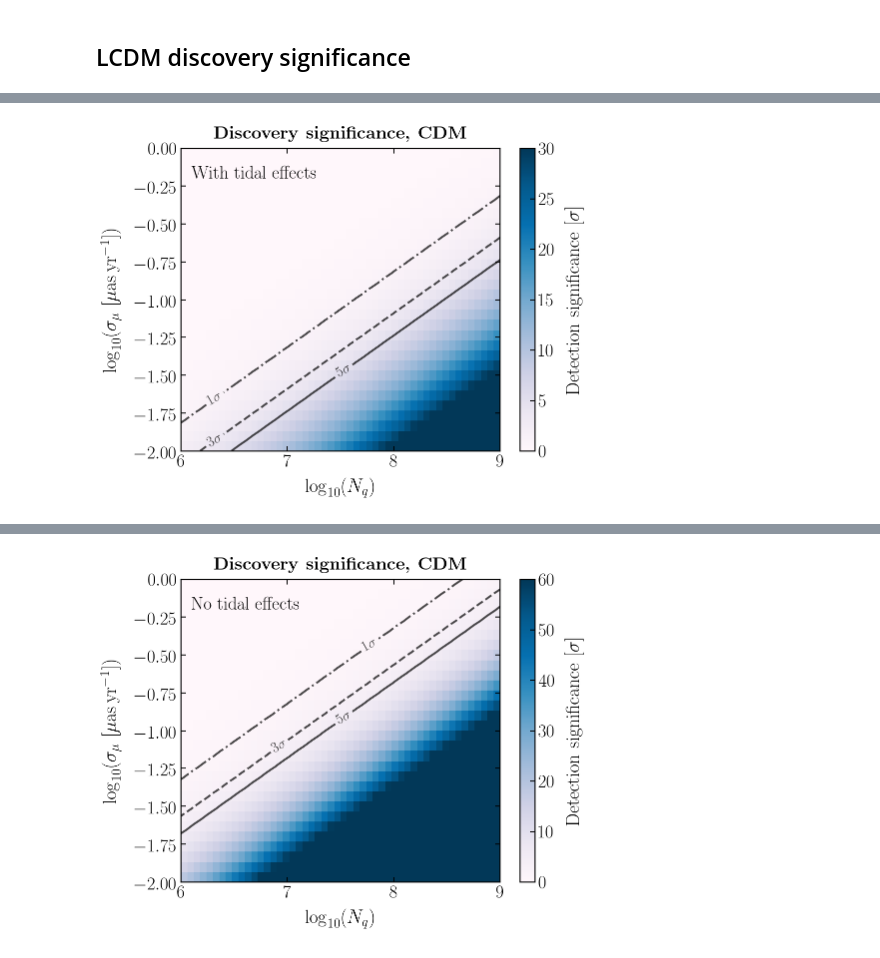
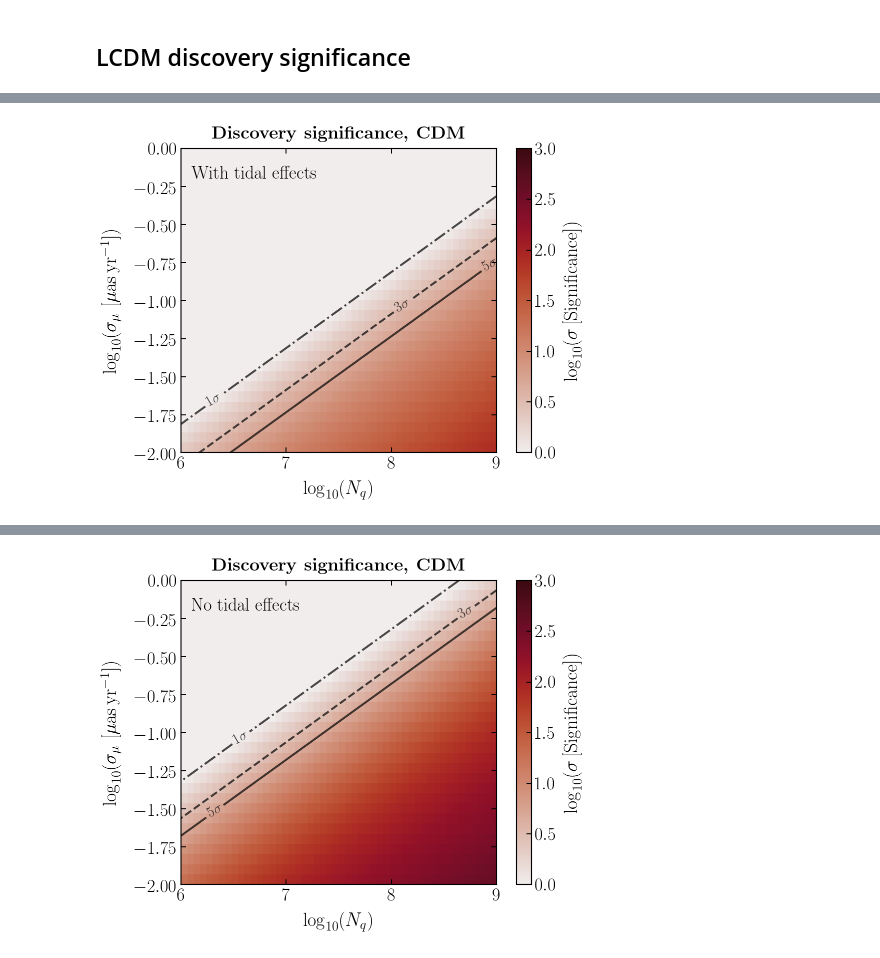
Before and after one commit to smsharma/astrometry-lensing-correlations, a Jupyter notebook: theory/notebooks/02_lcdm.ipynb, the cells around one changed output, grey strips where cells are left out. Drawn from its saved outputs; the diff is of its cells as text; code cells hidden in the pictures.

```diff
--- a/theory/notebooks/02_lcdm.ipynb
+++ b/theory/notebooks/02_lcdm.ipynb
@@ -42,8 +42,8 @@ params = {'text.usetex': True,
           'axes.titlepad':10,
           'axes.linewidth':1.1,
           'axes.labelpad':10,
-          'axes.prop_cycle': cycler('color', palettable.cartocolors.qualitative.Bold_10.hex_colors) +
-                            cycler(alpha=10*[.7]),
+          'axes.prop_cycle': cycler('color', palettable.wesanderson.FantasticFox2_5_r.hex_colors) +
+                            cycler(alpha=5*[1.]),
           'lines.linewidth':2.5,
           'xtick.labelsize':18,
           'ytick.labelsize':18,
@@ -62,5 +62,6 @@ params = {'text.usetex': True,
          }
 pylab.rcParams.update(params)
 # %%
-plots_dir = "/Users/smsharma/Dropbox/Projects/LensPowerSpectra/LensPower/draft/plots/"
+plots_dir = "/Users/smsharma/Dropbox/Projects/LensPowerSpectra/Draft/plots/"
+cols = palettable.wesanderson.FantasticFox2_5.hex_colors
 # %%
@@ -157,4 +158,6 @@ dlogC_l_dM_ary_100 = np.array([pspecpop.dC_l_dM_total(ell, M)/pspecpop.C_l_ary[e
 [interactive output not drawn]
 [interactive output not drawn]
 [interactive output not drawn]
+# %%
+mpl.rcParams['figure.figsize'] = (6.4/1.1, 4.8/1.1)
 # %%
@@ -330,19 +336,19 @@ for isigmu, sigmu in enumerate(tqdm_notebook(sigma_mu_ary)):
 # %%
 mpl.rcParams['figure.figsize'] = 7, 5.5
 
-levels = [1,3,5]
+levels = [np.log10(1),np.log10(3),np.log10(5)]
 X, Y = np.meshgrid(np.log10(N_q_ary), np.log10(sigma_mu_ary))
 
 fig, ax = plt.subplots()
 
-CS = ax.contour(X, Y, sig_ary, levels = levels, linestyles=['-.','--','-'], colors='k', linewidths=2, alpha=0.7)
+CS = ax.contour(X, Y, np.log10(sig_ary), levels = levels, linestyles=['-.','--','-'], colors='k', linewidths=2, alpha=0.7)
 
 fmt = {}
 strs = ['1$\sigma$', '3$\sigma$', '5$\sigma$']
 for l, s in zip(CS.levels, strs):
     fmt[l] = s
 
-im = ax.imshow(sig_ary,cmap = 'PuBu', aspect='auto', origin='lower', extent=[6,9,-2,0], vmin=0, vmax=30)
+im = ax.imshow(np.log10(sig_ary), cmap = palettable.cmocean.sequential.Amp_20.get_mpl_colormap(), aspect='auto', origin='lower', extent=[6,9,-2,0], vmin=np.log10(1), vmax=np.log10(1e3))
 
 ax.clabel(CS, fmt=fmt,inline=1, fontsize=14)
 
@@ -353,12 +359,12 @@ ax.set_title('\\textbf{Discovery significance, CDM}', fontsize=18)
 ax.text(6.1, -.2, "With tidal effects", fontsize=18)
 
 cbar = fig.colorbar(im)
-cbar.set_label('Detection significance [$\sigma$]')
+cbar.set_label('$\log_{10}(\sigma$\,[Significance])')
 
 plt.tight_layout()
 plt.savefig(plots_dir + "LCDM_disc.pdf")
 # %% [output]
-[figure, old version]
+[figure, new version]
 # %%
 sig_ary_notidal = np.zeros((len(sigma_mu_ary), len(N_q_ary)))
 lim_ary_notidal = np.zeros((len(sigma_mu_ary), len(N_q_ary)))
@@ -389,42 +395,42 @@ for isigmu, sigmu in enumerate(tqdm_notebook(sigma_mu_ary)):
 # %%
 mpl.rcParams['figure.figsize'] = 7, 5.5
 
-levels = [1,3,5]
+levels = [np.log10(1),np.log10(3),np.log10(5)]
 levels_lim = [1.]
 
 X, Y = np.meshgrid(np.log10(N_q_ary), np.log10(sigma_mu_ary))
 
 fig, ax = plt.subplots()
 
-CS = ax.contour(X, Y, sig_ary_notidal, levels = levels, linestyles=['-.','--','-'], colors='k', linewidths=2, alpha=0.7)
+CS = ax.contour(X, Y, np.log10(sig_ary_notidal), levels = levels, linestyles=['-.','--','-'], colors='k', linewidths=2, alpha=0.7)
 # CS_lim = ax.contour(X, Y, lim_ary_notidal, levels = levels_lim, linestyles=['-'], colors='k', linewidths=2, alpha=0.7)
 
 fmt = {}
 fmt_lim = {}
 strs = ['1$\sigma$', '3$\sigma$', '5$\sigma$']
 strs_lim = ['$95\%$ limit']
 
 for l, s in zip(CS.levels, strs):
     fmt[l] = s
 
 # for l, s in zip(CS_lim.levels, strs_lim):
 #     fmt_lim[l] = s
 
-im = ax.imshow(sig_ary_notidal,cmap = 'PuBu', aspect='auto', origin='lower', extent=[6,9,-2,0], vmin=0, vmax=60)
+im = ax.imshow(np.log10(sig_ary_notidal), cmap = palettable.cmocean.sequential.Amp_20.get_mpl_colormap(), aspect='auto', origin='lower', extent=[6,9,-2,0], vmin=np.log10(1), vmax=np.log10(1e3))
 
 ax.clabel(CS, fmt=fmt,inline=1, fontsize=14)
 # ax.clabel(CS_lim,inline=1, fontsize=14)
 
 ax.set_xlabel("$\log_{10}(N_q)$")
 ax.set_ylabel("$\log_{10}(\sigma_\mu~[\mu$as\,yr$^{-1}$])")
 ax.set_title('\\textbf{Discovery significance, CDM}', fontsize=18)
 
 ax.text(6.1, -0.2, "No tidal effects", fontsize=18)
 
 cbar = fig.colorbar(im)
-cbar.set_label('Detection significance [$\sigma$]')
+cbar.set_label('$\log_{10}(\sigma$\,[Significance])')
 
 plt.tight_layout()
 plt.savefig(plots_dir + "LCDM_disc_notidal.pdf")
 # %% [output]
-[figure, old version]
+[figure, new version]
```
Also changed, not shown: parts of 6 cells of this notebook, 5 other files.
